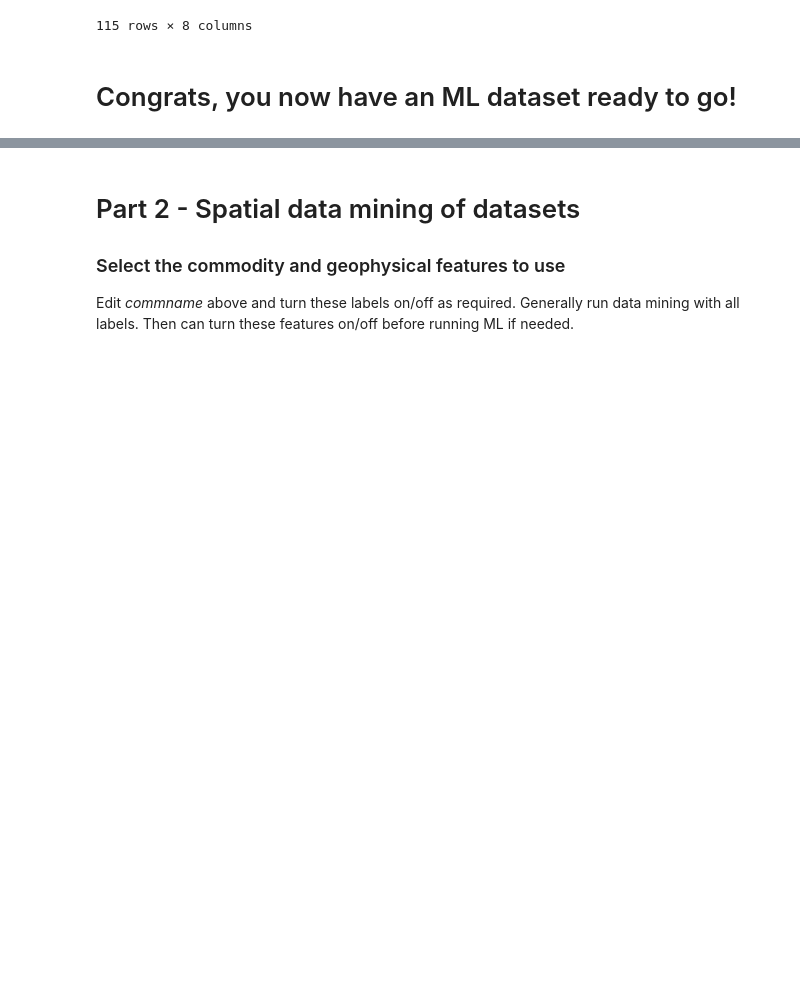
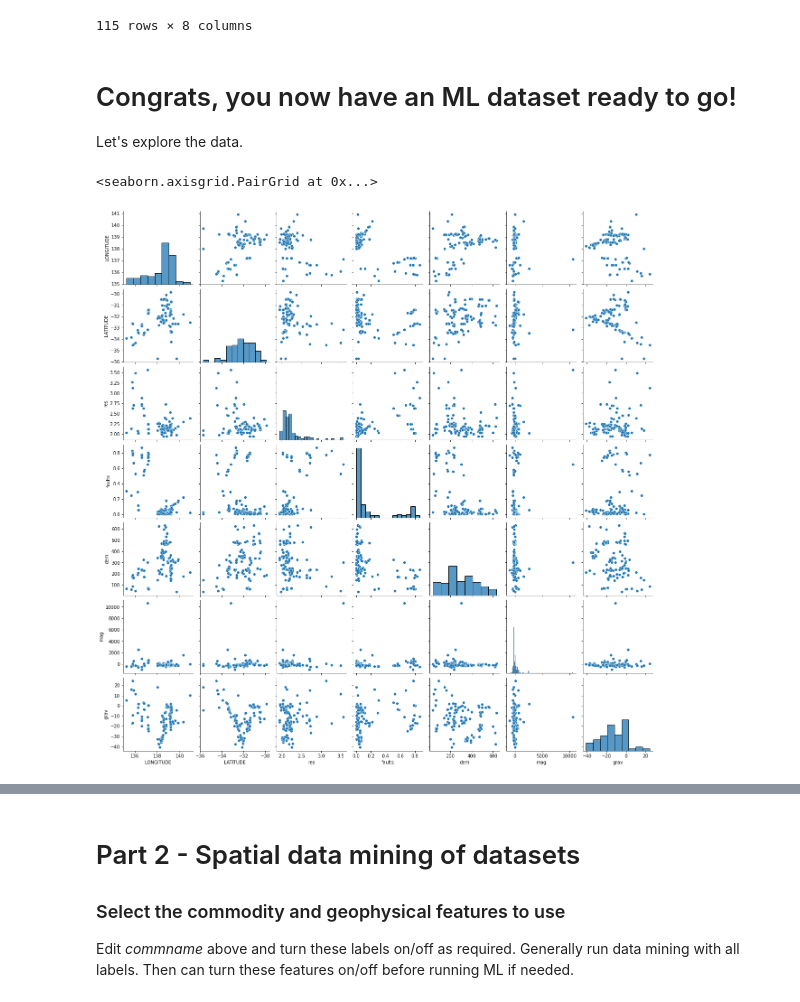
Before and after one commit to Sydney-Informatics-Hub/geopython-pawsey, a Jupyter notebook: _ipynb/01-build_the_data.ipynb, the cells around one changed output, grey strips where cells are left out. Drawn from its saved outputs; the diff is of its cells as text; code cells hidden in the pictures; blank space fills up the shorter version.

```diff
--- a/_ipynb/01-build_the_data.ipynb
+++ b/_ipynb/01-build_the_data.ipynb
@@ -384,3 +428,23 @@ td['res'] = data_res.loc[indexes].resistivity.values
+# %%
+#Perform the search on each of our raster grids
+z1list=[]
+z2list=[]
+z3list=[]
+for lon,lat in zip(comm.LONGITUDE,comm.LATITUDE):
+
+    coords = get_coords_at_point(originx1,originy1,pixelx1,pixely1,lon,lat)
+    z1list.append(z1[coords])
+
+    coords = get_coords_at_point(originx2,originy2,pixelx2,pixely2,lon,lat)
+    z2list.append(z2[coords])
+
+    coords = get_coords_at_point(originx3,originy3,pixelx3,pixely3,lon,lat)
+    z3list.append(z3[coords])
+
+#Assign the results
+td['dem'] = z1list
+td['mag'] = z2list
+td['grav'] = z3list
 # %%
 td
 # %% [output]
@@ -434,12 +463,0 @@ def get_coords_at_point(originx,originy,pixelx,pixely,lon,lat):
-# %%
-z1list=[]
-z2list=[]
-z3list=[]
-for lon,lat in zip(comm.LONGITUDE,comm.LATITUDE):
-    z1list.append(z1[get_coords_at_point(originx1,originy1,pixelx1,pixely1,lon,lat)])
-    z2list.append(z2[get_coords_at_point(originx2,originy2,pixelx2,pixely2,lon,lat)])
-    z3list.append(z3[get_coords_at_point(originx3,originy3,pixelx3,pixely3,lon,lat)])
-
-td['dem'] = z1list
-td['mag'] = z2list
-td['grav'] = z3list
@@ -511,3 +518,5 @@ td
 115 rows × 8 columns
 # %% [markdown]
 # Congrats, you now have an ML dataset ready to go!
+
+Let's explore the data.
@@ -513,0 +526,6 @@ td
+# %%
+# Plot historgrams and scatter plots for each combination of features.
+sns.pairplot(td,palette="Set1",diag_kind="auto")
+# %% [output]
+<seaborn.axisgrid.PairGrid at 0x...>
+[figure, added]
```
Also changed, not shown: parts of 52 cells of this notebook, 5 other files.
